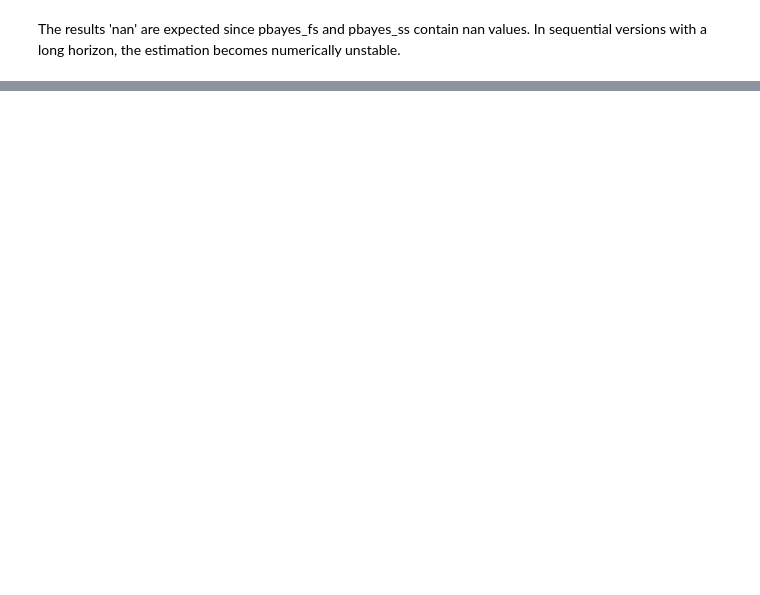
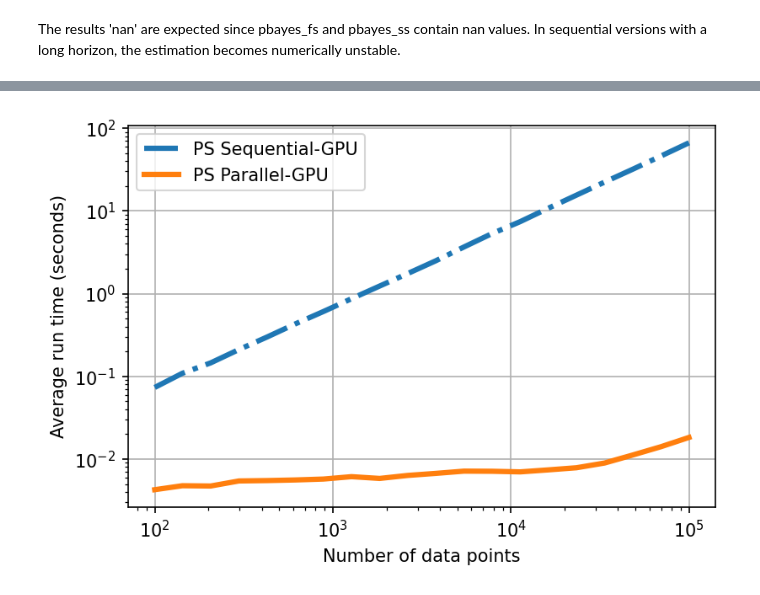
Before and after one commit to EEA-sensors/sequential-parallelization-examples, a Jupyter notebook: python/temporal-parallelization-inference-in-HMMs/phmm_classical.ipynb, the cells around one changed output, grey strips where cells are left out. Cells and saved outputs as stored; diff of their text form; code cells hidden in the pictures; blank space fills up the shorter version.

```diff
--- a/python/temporal-parallelization-inference-in-HMMs/phmm_classical.ipynb
+++ b/python/temporal-parallelization-inference-in-HMMs/phmm_classical.ipynb
@@ -735,2 +735,29 @@ Difference between log-space and log-space-parallel Bayesian smoothers:  1.25721
 # %% [markdown]
 The results 'nan' are expected since pbayes_fs and pbayes_ss contain nan values. In sequential versions with a long horizon, the estimation becomes numerically unstable.
+# %%
+def get_average_runtimes(func, n_iter, model, observations):
+    runtimes = np.empty(input_sizes.shape)
+    for i, input_size in tqdm(enumerate(input_sizes), total=runtimes.shape[0]):
+        observation_slice = observations[:input_size]
+        max_parallel = int(input_size)
+        _ = func(model, observation_slice, max_parallel=max_parallel)  # compilation run
+        tic = time.time()
+        for _ in trange(n_iter, leave=False):
+            res = func(model, observation_slice, max_parallel=max_parallel)
+        runtimes[i] = (time.time() - tic) / n_iter
+    return runtimes
+# %%
+input_sizes = np.logspace(2, log10T, num=20, base=10).astype(int)
+n_iter = 100
+n_iter_seq = 10
+
+with tf.device('/CPU:0'):
+    cpu_Y = tf.constant(Y)
+
+    cpu_sequential_runtimes = get_average_runtimes(log_bayesian_filter_smoother, n_iter_seq, model, cpu_Y)
+    cpu_parallel_runtimes = get_average_runtimes(log_pbayesian_filter_smoother, n_iter, model, cpu_Y)
+
+with tf.device(device):
+    xpu_Y = tf.constant(Y)
+    xpu_sequential_runtimes = get_average_runtimes(log_bayesian_filter_smoother, n_iter_seq, model, xpu_Y)
+    xpu_parallel_runtimes = get_average_runtimes(log_pbayesian_filter_smoother, n_iter, model, xpu_Y)
@@ -736,0 +776,11 @@ The results 'nan' are expected since pbayes_fs and pbayes_ss contain nan values.
+# %%
+fig = plt.figure(1, dpi=150)
+plt.loglog(input_sizes, xpu_sequential_runtimes, label="PS Sequential-GPU", linestyle="-.", linewidth=3)
+plt.loglog(input_sizes, xpu_parallel_runtimes, label="PS Parallel-GPU", linewidth=3)
+plt.legend()
+plt.xlabel("Number of data points")
+plt.ylabel("Average run time (seconds)")
+plt.grid()
+plt.show()
+# %% [output]
+[figure, added]
```
Also changed, not shown: parts of 9 cells of this notebook, 4 other files.
